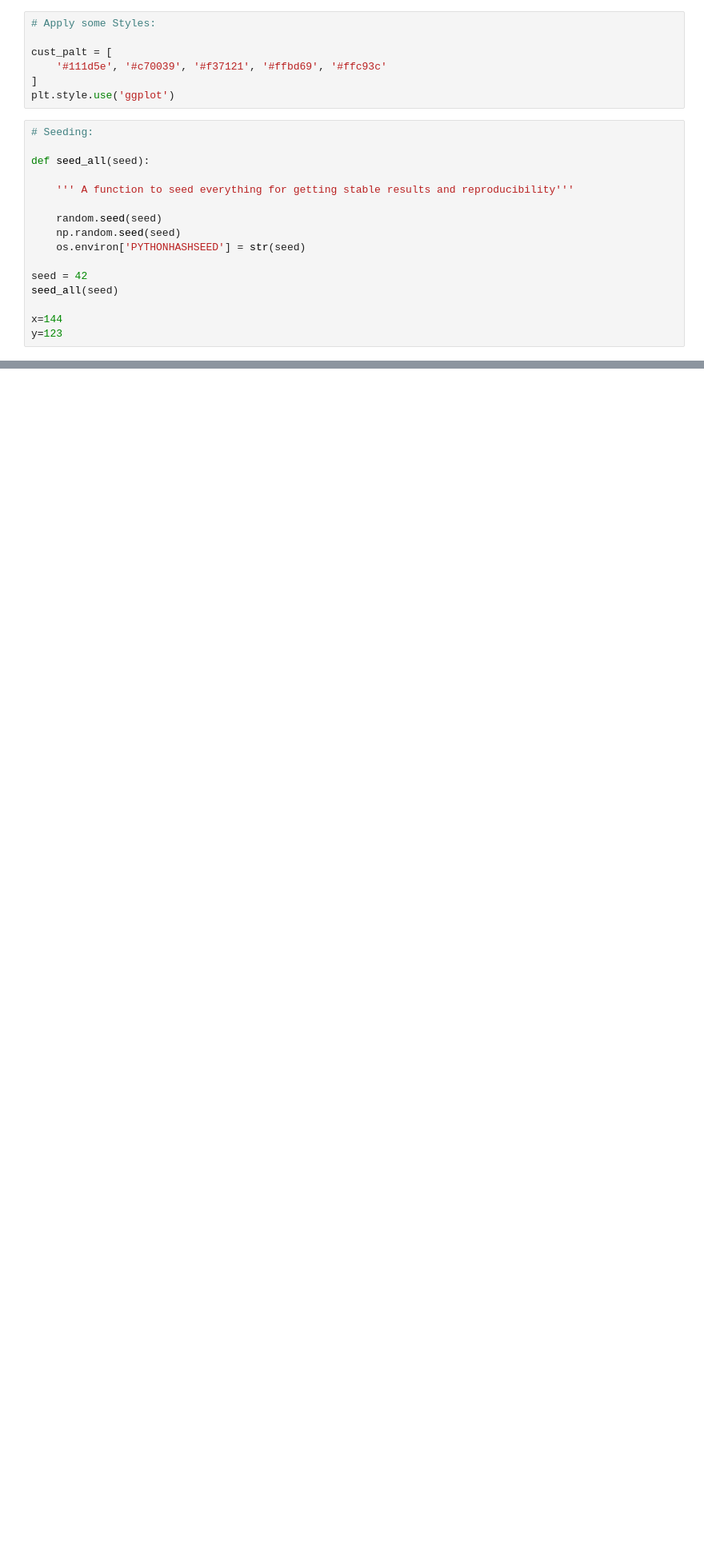
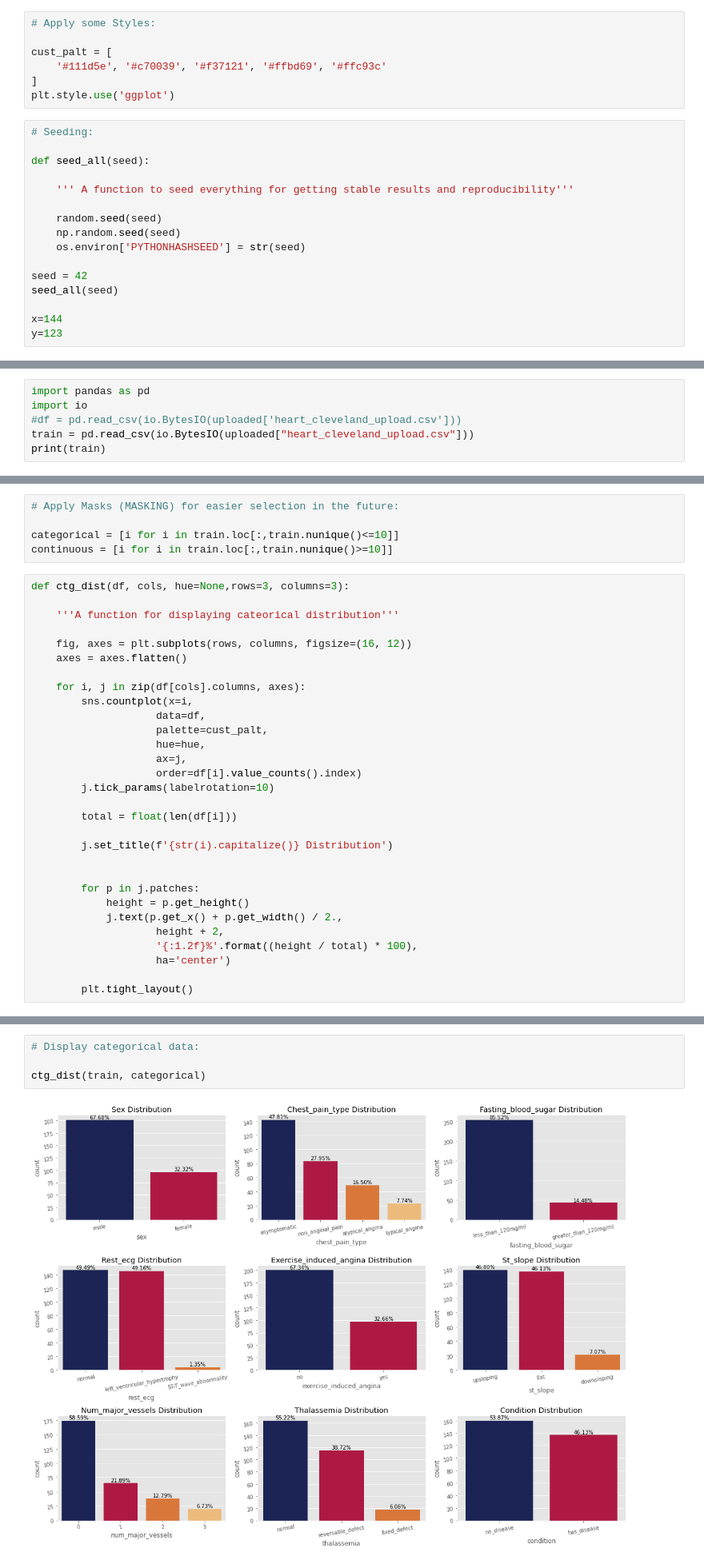
Before and after one commit to priyanshurawat15/Heart-Disease-Prediction, a Jupyter notebook: Heart_Disease.ipynb, the cells around one changed output, grey strips where cells are left out. Shown: that part at 80% size. Cells and saved outputs as stored; diff of their text form; blank space fills up the shorter version.

```diff
--- a/Heart_Disease.ipynb
+++ b/Heart_Disease.ipynb
@@ -87,0 +91,6 @@ uploaded = files.upload()
+# %%
+import pandas as pd
+import io
+#df = pd.read_csv(io.BytesIO(uploaded['heart_cleveland_upload.csv']))
+train = pd.read_csv(io.BytesIO(uploaded["heart_cleveland_upload.csv"]))
+print(train)
@@ -87,0 +184,35 @@ uploaded = files.upload()
+# %%
+# Apply Masks (MASKING) for easier selection in the future:
+
+categorical = [i for i in train.loc[:,train.nunique()<=10]]
+continuous = [i for i in train.loc[:,train.nunique()>=10]]
+# %%
+def ctg_dist(df, cols, hue=None,rows=3, columns=3):
+
+    '''A function for displaying cateorical distribution'''
+
+    fig, axes = plt.subplots(rows, columns, figsize=(16, 12))
+    axes = axes.flatten()
+
+    for i, j in zip(df[cols].columns, axes):
+        sns.countplot(x=i,
+                    data=df,
+                    palette=cust_palt,
+                    hue=hue,
+                    ax=j,
+                    order=df[i].value_counts().index)
+        j.tick_params(labelrotation=10)
+
+        total = float(len(df[i]))
+
+        j.set_title(f'{str(i).capitalize()} Distribution')
+
+
+        for p in j.patches:
+            height = p.get_height()
+            j.text(p.get_x() + p.get_width() / 2.,
+                    height + 2,
+                    '{:1.2f}%'.format((height / total) * 100),
+                    ha='center')
+
+        plt.tight_layout()
@@ -87,0 +235,6 @@ uploaded = files.upload()
+# %%
+# Display categorical data:
+
+ctg_dist(train, categorical)
+# %% [output]
+[figure, added]
```
Also changed, not shown: parts of 13 cells of this notebook.
